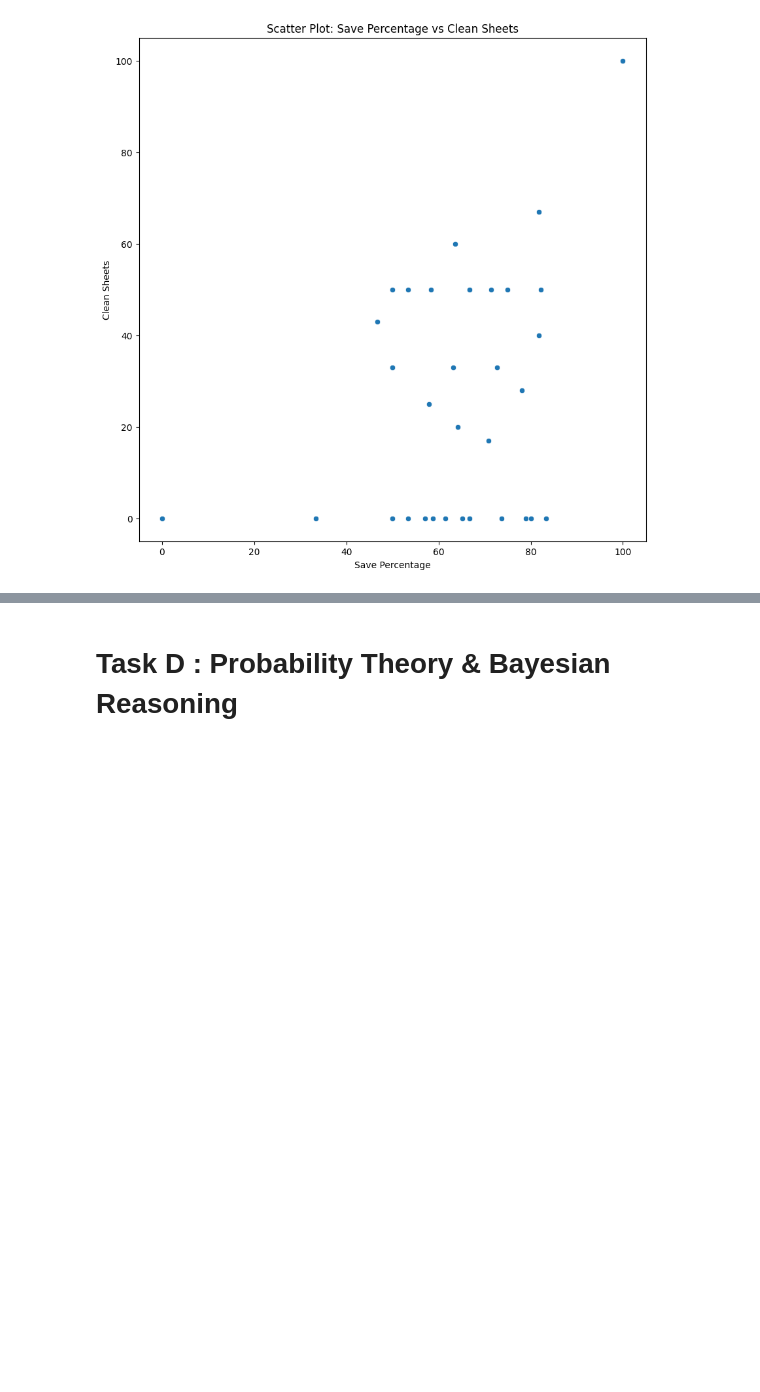
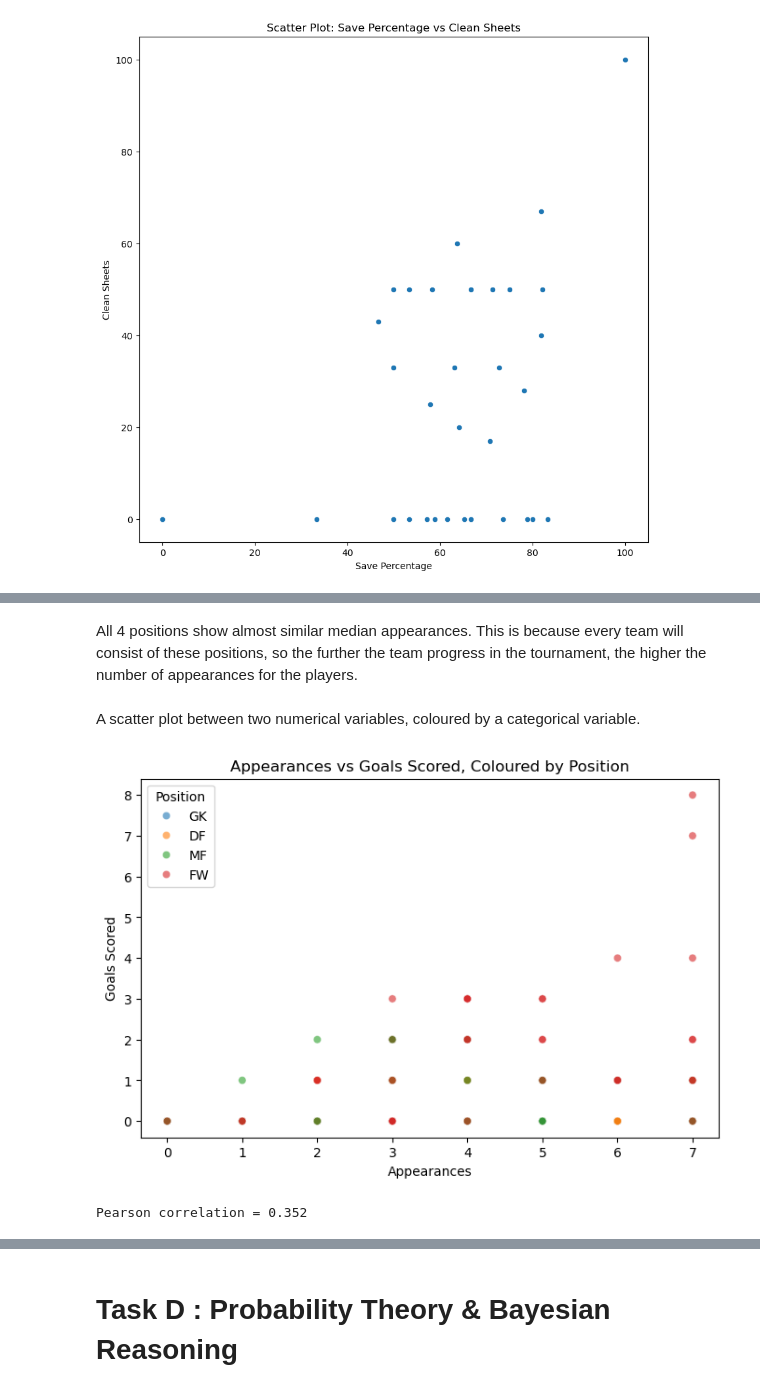
Before and after one commit to SamUM13/UM_WQD7013StatisticsforDS_Assignment1, a Jupyter notebook: 7013_Ass1.ipynb, the cells around one changed output, grey strips where cells are left out. Saved outputs shown, nothing was run; the diff lists cells and outputs as text; code cells hidden in the pictures; blank space fills up the shorter version.

```diff
--- a/7013_Ass1.ipynb
+++ b/7013_Ass1.ipynb
@@ -690,0 +805,17 @@ plt.show()
+# %% [markdown]
+All 4 positions show almost similar median appearances. This is because every team will consist of these positions, so the further the team progress in the tournament, the higher the number of appearances for the players.
+# %% [markdown]
+A scatter plot between two numerical variables, coloured by a categorical variable.
+# %%
+plt.figure(figsize=(8, 5))
+sns.scatterplot(data=df_zero, x='Appearances', y='Goals Scored', hue='Position', alpha=0.6)
+plt.title('Appearances vs Goals Scored, Coloured by Position')
+plt.xlabel('Appearances')
+plt.ylabel('Goals Scored')
+plt.show()
+
+r = df_zero['Appearances'].corr(df_zero['Goals Scored'])
+print("Pearson correlation =", round(r, 3))
+# %% [output]
+[figure, added]
+Pearson correlation = 0.352
```
Also changed, not shown: parts of 29 cells of this notebook.
